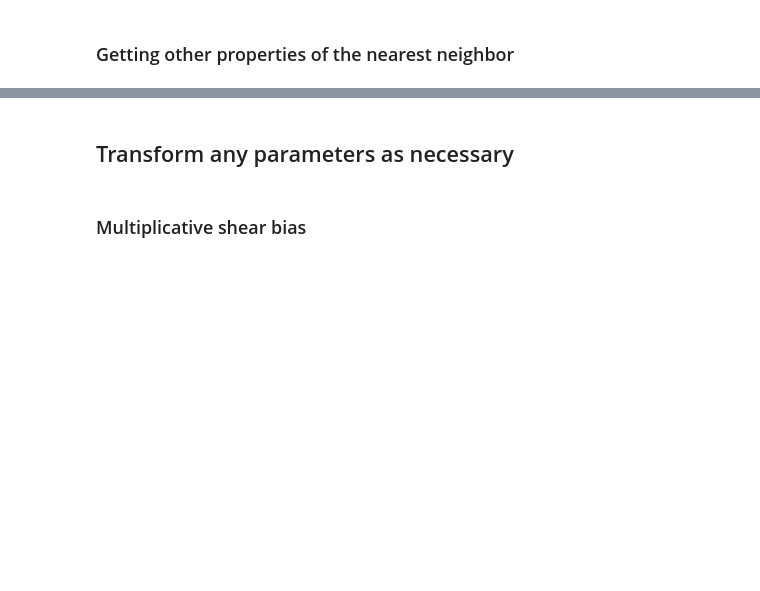
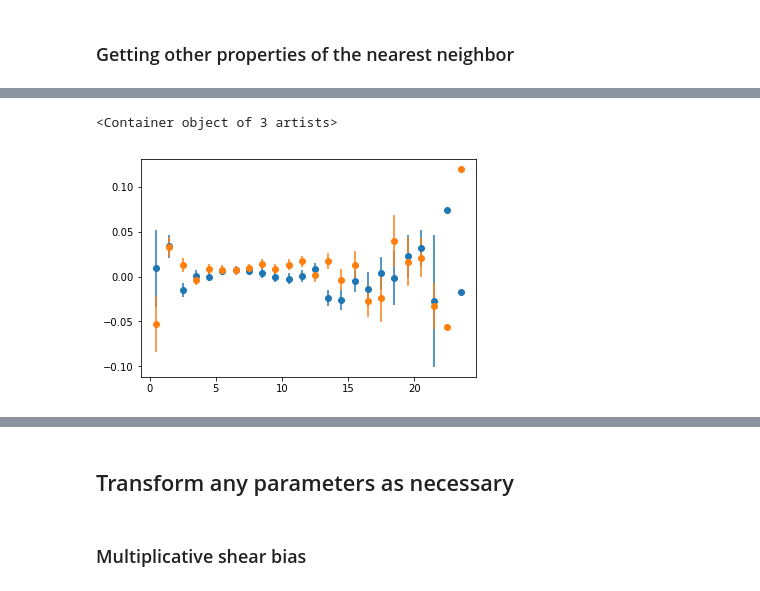
Before and after one commit to LSSTDESC/hackdeblend, a Jupyter notebook: skeleton.ipynb, the cells around one changed output, grey strips where cells are left out. Saved outputs shown, nothing was run; the diff lists cells and outputs as text; code cells hidden in the pictures; blank space fills up the shorter version.

```diff
--- a/skeleton.ipynb
+++ b/skeleton.ipynb
@@ -375,2 +422,4 @@ _To start, I don't know what many of these columns mean!_
 # %% [markdown]
 ### Getting other properties of the nearest neighbor
+# %%
+shear_bias = data['shear_true']-data['mcal_g']
@@ -376,0 +450,12 @@ _To start, I don't know what many of these columns mean!_
+# %%
+cut = np.logical_or(np.fabs(shear_bias[:,0])>1000,np.fabs(shear_bias[:,1])>1000)
+# %%
+def compute_stats(distance,y,cut=[],bins=30,r=(0,30)):
+    bias1, bin_edges, _ = binned_statistic(distance[~cut],y[~cut],statistic='mean',bins=bins,range=r)
+    dbias1, bin_edges, _ = binned_statistic(distance[~cut],y[~cut],statistic='std',bins=bins,range=r)
+    counts1, bin_edges, _ = binned_statistic(distance[~cut],y[~cut],statistic='count',bins=bins,range=r)
+    bin_center = 0.5*(bin_edges[1:]+bin_edges[:-1])
+    return bias1, dbias1/np.sqrt(counts1), bin_center
+# %%
+b1, db1, bc = compute_stats(distance,shear_bias[:,0],cut)
+b2, db2, bc = compute_stats(distance,shear_bias[:,1],cut)
@@ -376,0 +465,6 @@ _To start, I don't know what many of these columns mean!_
+# %%
+plt.errorbar(bc,b1,db1,marker='o',linestyle='none',label=r'$\Delta\gamma_{1}$')
+plt.errorbar(bc,b2,db2,marker='o',linestyle='none',label=r'$\Delta\gamma_{2}$')
+# %% [output]
+<Container object of 3 artists>
+[figure, added]
```
Also changed, not shown: parts of 21 cells of this notebook, 1 other file.
